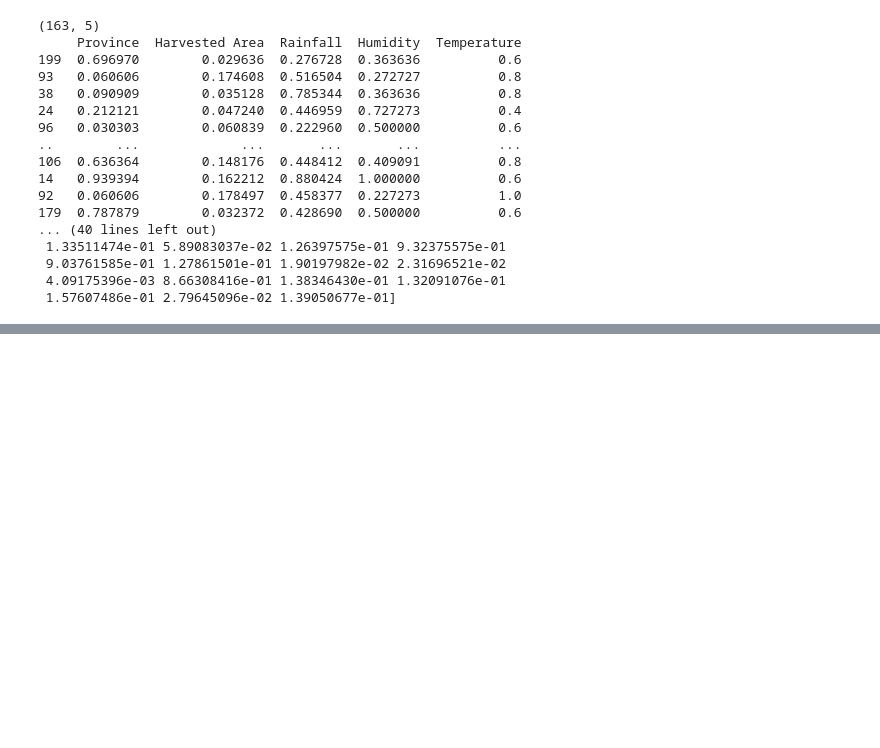
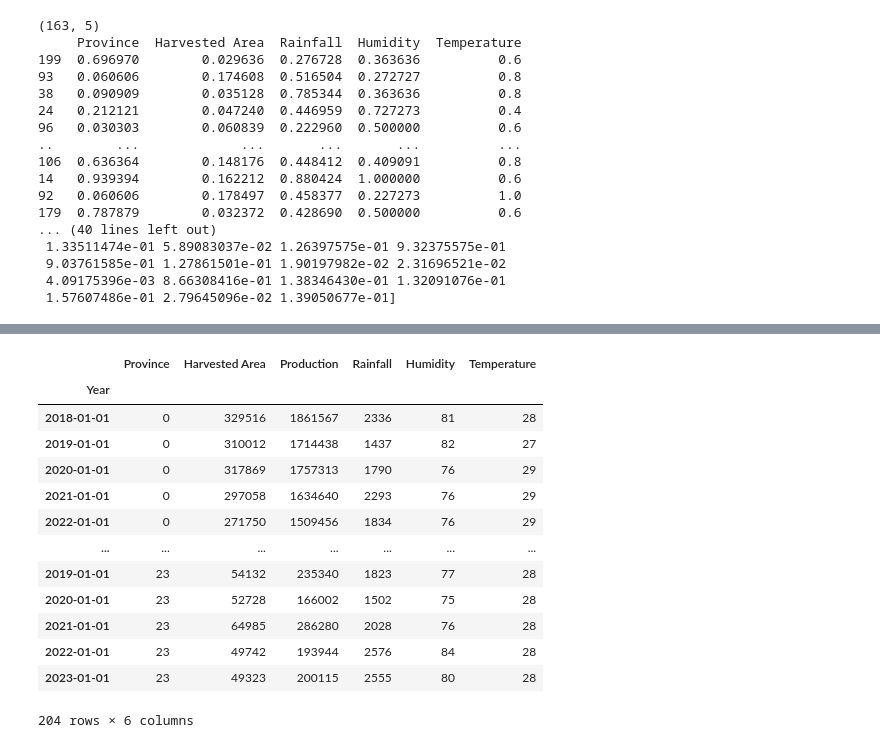
Before and after one commit to Ashwin-Wilson/rice-yield-prediction, a Jupyter notebook: xgboost.ipynb, the cells around one changed output, grey strips where cells are left out. Cells and saved outputs as stored; diff of their text form; code cells hidden in the pictures; blank space fills up the shorter version.

```diff
--- a/xgboost.ipynb
+++ b/xgboost.ipynb
@@ -201,0 +191,20 @@ shap.summary_plot(shap_values, X_test_scaled)
+# %%
+from sklearn.preprocessing import LabelEncoder
+encoder = LabelEncoder()
+df['Province'] = encoder.fit_transform(df['Province'])
+df
+# %% [output]
+|  | Province | Harvested Area | Production | Rainfall | Humidity | Temperature |
+| Year |  |  |  |  |  |  |
+| 2018-01-01 | 0 | 329516 | 1861567 | 2336 | 81 | 28 |
+| 2019-01-01 | 0 | 310012 | 1714438 | 1437 | 82 | 27 |
+| 2020-01-01 | 0 | 317869 | 1757313 | 1790 | 76 | 29 |
+| 2021-01-01 | 0 | 297058 | 1634640 | 2293 | 76 | 29 |
+| 2022-01-01 | 0 | 271750 | 1509456 | 1834 | 76 | 29 |
+| ... | ... | ... | ... | ... | ... | ... |
+| 2019-01-01 | 23 | 54132 | 235340 | 1823 | 77 | 28 |
+| 2020-01-01 | 23 | 52728 | 166002 | 1502 | 75 | 28 |
+| 2021-01-01 | 23 | 64985 | 286280 | 2028 | 76 | 28 |
+| 2022-01-01 | 23 | 49742 | 193944 | 2576 | 84 | 28 |
+| 2023-01-01 | 23 | 49323 | 200115 | 2555 | 80 | 28 |
+204 rows × 6 columns
```
Also changed, not shown: parts of 24 cells of this notebook, 3 other files.
